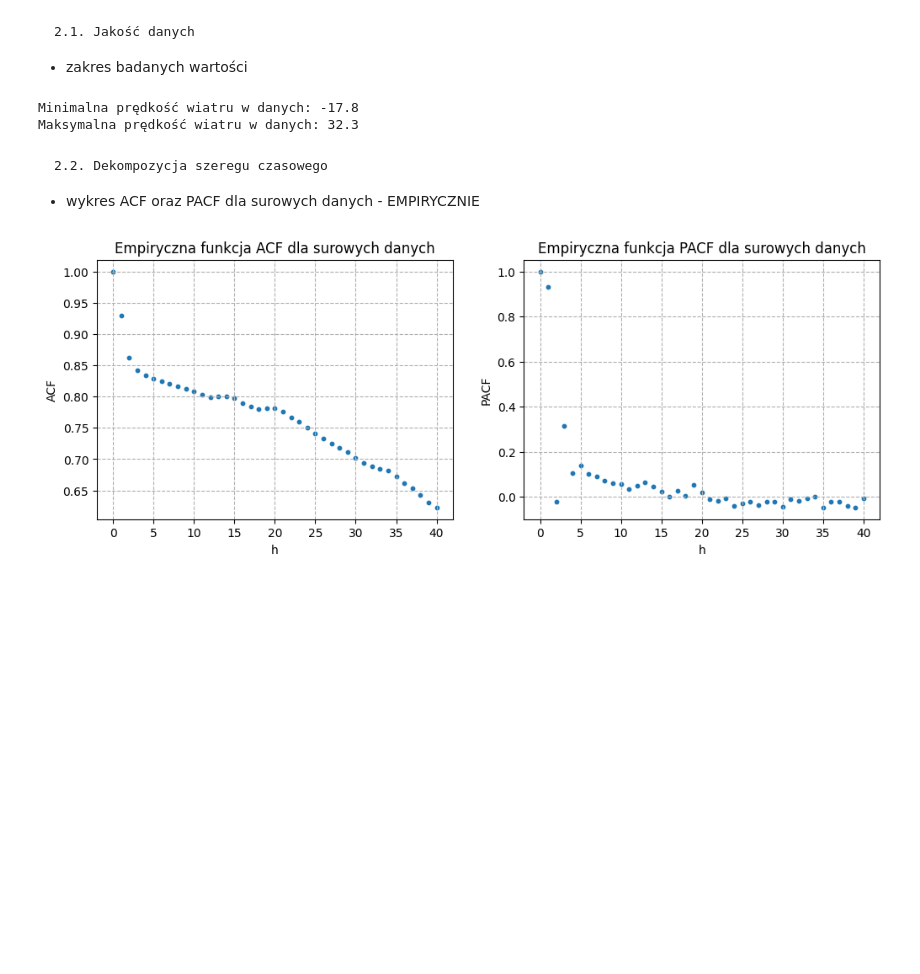
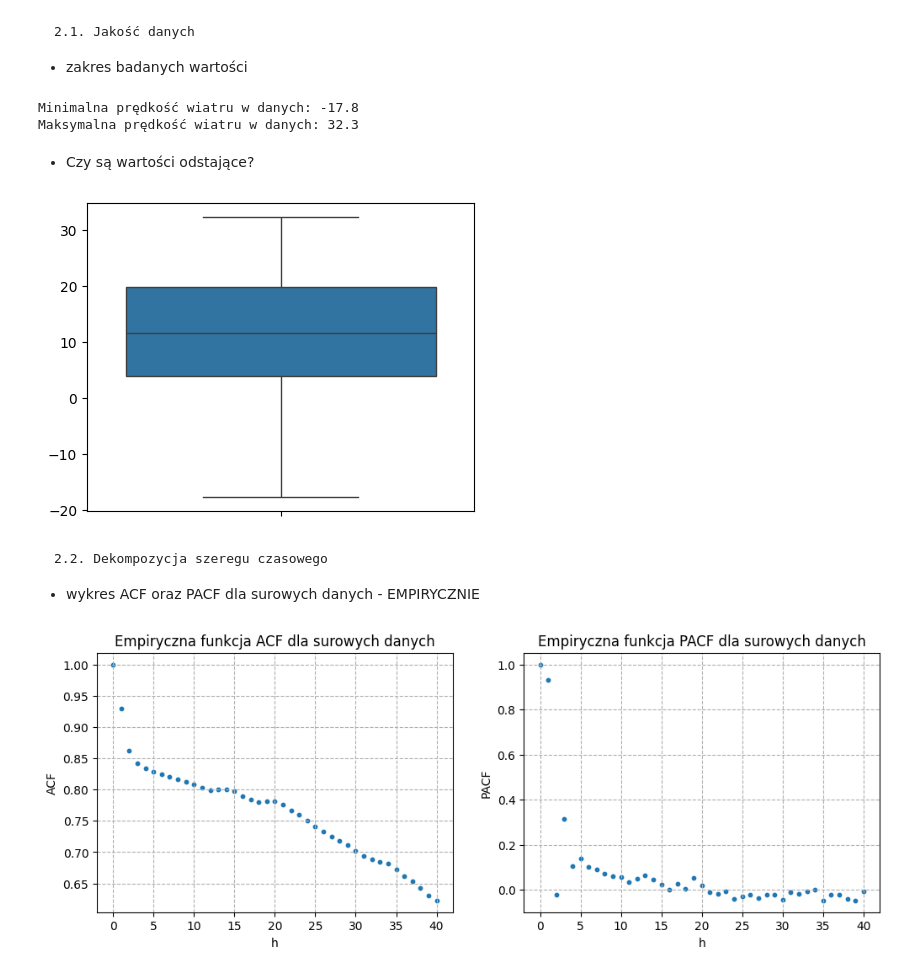
Before and after one commit to MagdalenaSudol/Model_ARMA, a Jupyter notebook: raport_boston.ipynb, the cells around one changed output. Saved outputs shown, nothing was run; the diff lists cells and outputs as text; code cells hidden in the pictures; blank space fills up the shorter version.

```diff
--- a/raport_boston.ipynb
+++ b/raport_boston.ipynb
@@ -131,6 +134,14 @@ print('Maksymalna prędkość wiatru w danych:', max_temp)
 # %% [output]
 Minimalna prędkość wiatru w danych: -17.8
 Maksymalna prędkość wiatru w danych: 32.3
+# %% [markdown]
+- Czy są wartości odstające?
+# %%
+plt.figure(figsize=(5,4))
+sns.boxplot(data=Xt)
+plt.show()
+# %% [output]
+[figure, added]
 # %% [markdown]
     2.2. Dekompozycja szeregu czasowego
 
```
Also changed, not shown: parts of 12 cells of this notebook.
